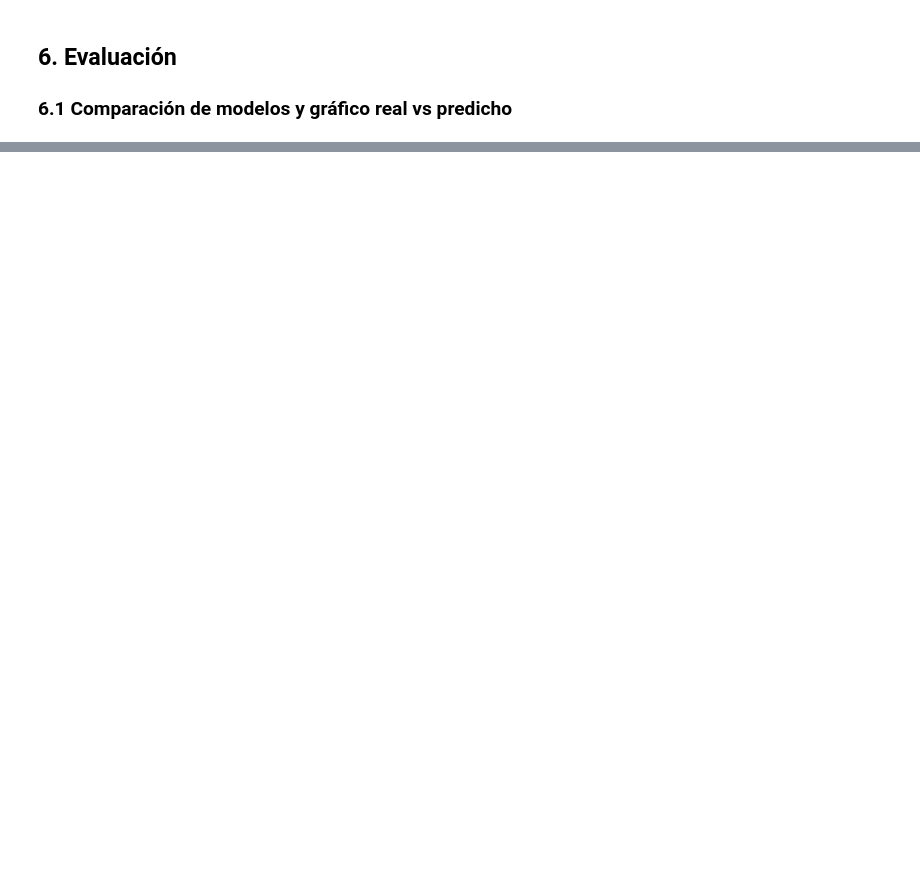
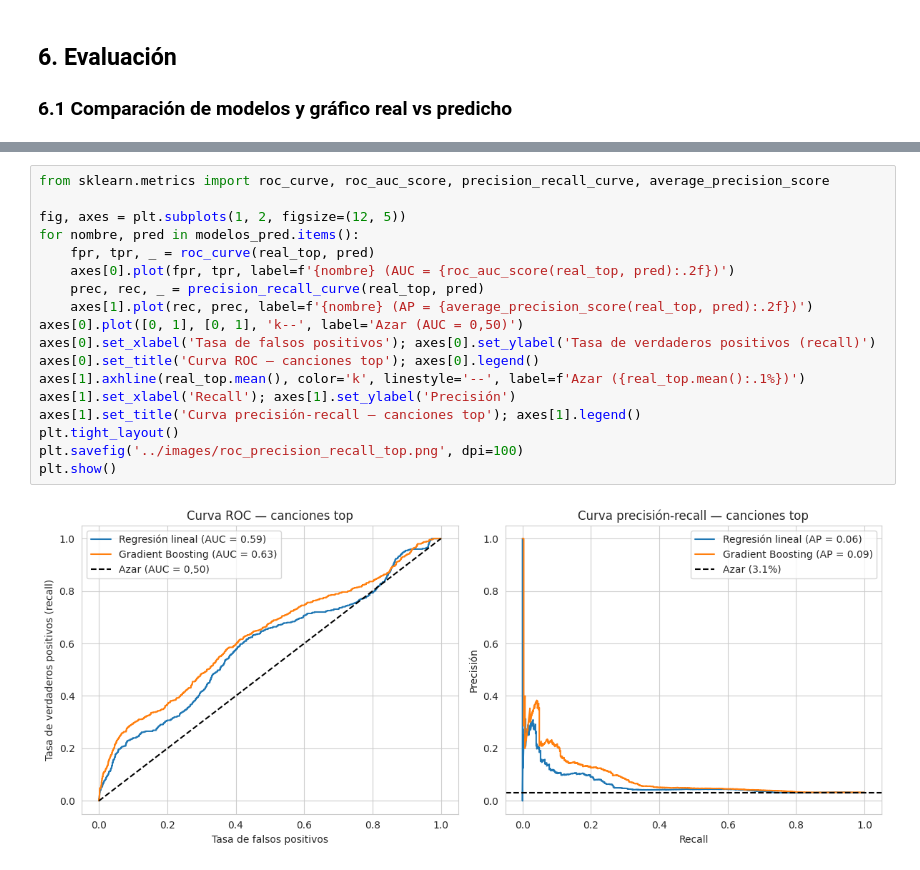
Before and after one commit to gabrielcaroca/ev1_machine_learning, a Jupyter notebook: notebooks/03_modelado.ipynb, the cells around one changed output, grey strips where cells are left out. Drawn from its saved outputs; the diff is of its cells as text; blank space fills up the shorter version.

```diff
--- a/notebooks/03_modelado.ipynb
+++ b/notebooks/03_modelado.ipynb
@@ -200,0 +310,20 @@ Gradient Boosting: al priorizar el 10% con mayor predicción se captura 32.3% de
+# %%
+from sklearn.metrics import roc_curve, roc_auc_score, precision_recall_curve, average_precision_score
+
+fig, axes = plt.subplots(1, 2, figsize=(12, 5))
+for nombre, pred in modelos_pred.items():
+    fpr, tpr, _ = roc_curve(real_top, pred)
+    axes[0].plot(fpr, tpr, label=f'{nombre} (AUC = {roc_auc_score(real_top, pred):.2f})')
+    prec, rec, _ = precision_recall_curve(real_top, pred)
+    axes[1].plot(rec, prec, label=f'{nombre} (AP = {average_precision_score(real_top, pred):.2f})')
+axes[0].plot([0, 1], [0, 1], 'k--', label='Azar (AUC = 0,50)')
+axes[0].set_xlabel('Tasa de falsos positivos'); axes[0].set_ylabel('Tasa de verdaderos positivos (recall)')
+axes[0].set_title('Curva ROC — canciones top'); axes[0].legend()
+axes[1].axhline(real_top.mean(), color='k', linestyle='--', label=f'Azar ({real_top.mean():.1%})')
+axes[1].set_xlabel('Recall'); axes[1].set_ylabel('Precisión')
+axes[1].set_title('Curva precisión-recall — canciones top'); axes[1].legend()
+plt.tight_layout()
+plt.savefig('../images/roc_precision_recall_top.png', dpi=100)
+plt.show()
+# %% [output]
+[figure, added]
```
Also changed, not shown: parts of 44 cells of this notebook, 17 other files.
